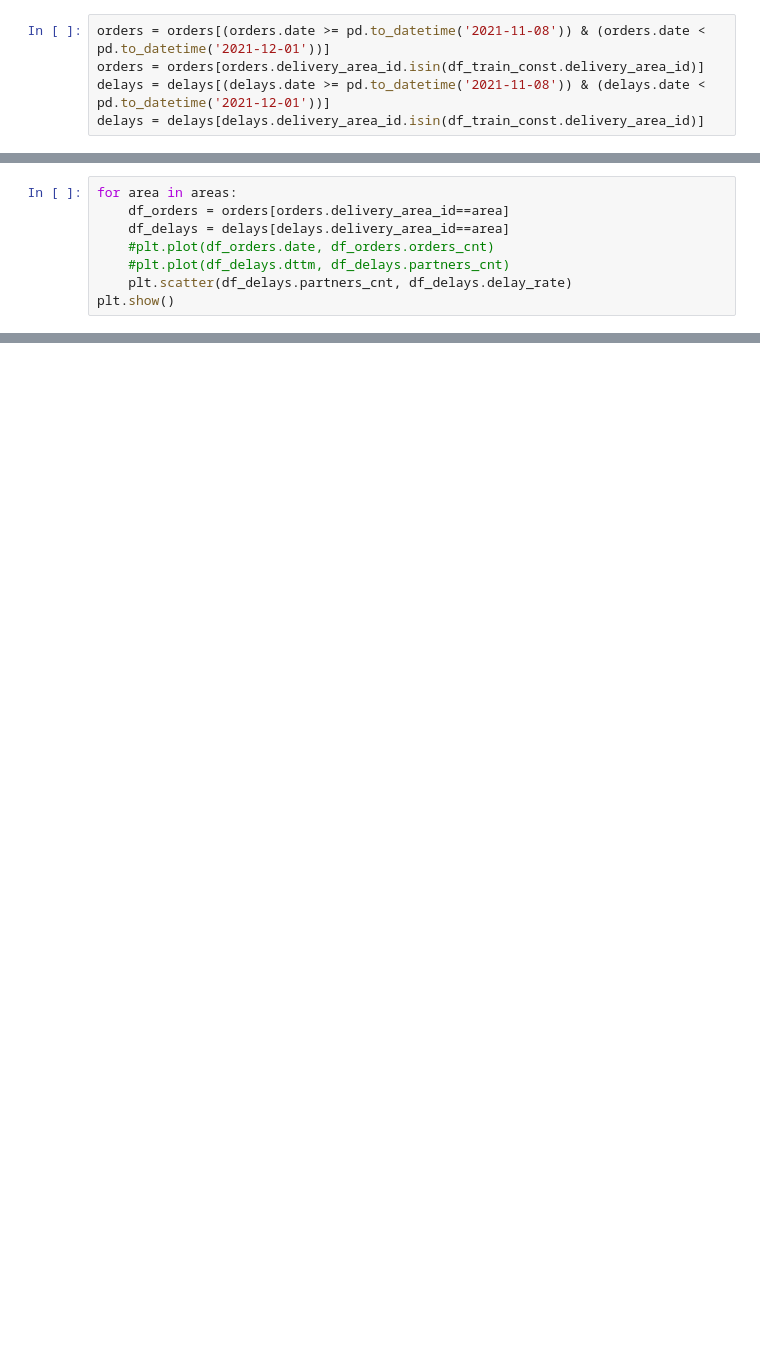
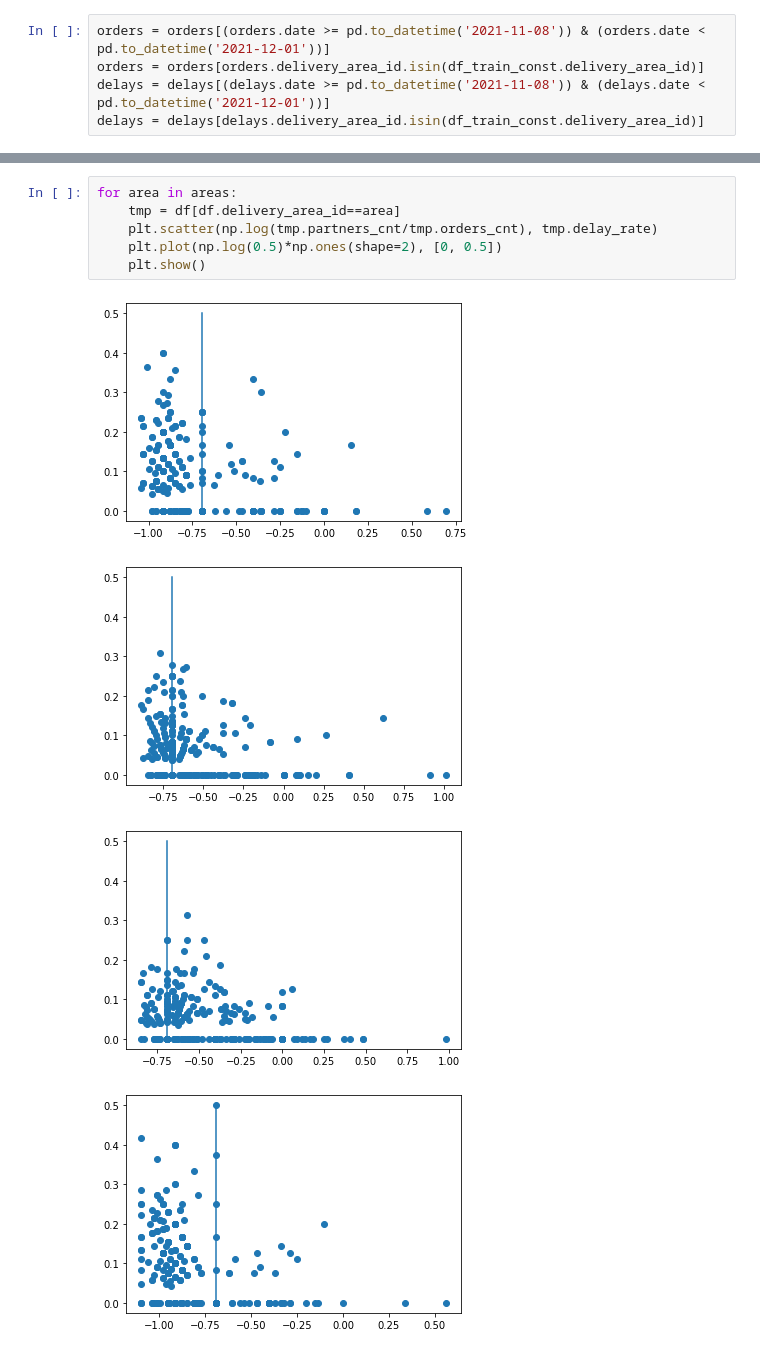
Before and after one commit to SabirovT/edu-hackathon-workshifts, a Jupyter notebook: data-overview.ipynb, the cells around one changed output, grey strips where cells are left out. Cells and saved outputs as stored; diff of their text form; blank space fills up the shorter version.

```diff
--- a/data-overview.ipynb
+++ b/data-overview.ipynb
@@ -334,8 +327,0 @@ for area in areas:
-# %%
-for area in areas:
-    df_orders = orders[orders.delivery_area_id==area]
-    df_delays = delays[delays.delivery_area_id==area]
-    #plt.plot(df_orders.date, df_orders.orders_cnt)
-    #plt.plot(df_delays.dttm, df_delays.partners_cnt)
-    plt.scatter(df_delays.partners_cnt, df_delays.delay_rate)
-plt.show()
@@ -343,0 +330,11 @@ plt.show()
+# %%
+for area in areas:
+    tmp = df[df.delivery_area_id==area]
+    plt.scatter(np.log(tmp.partners_cnt/tmp.orders_cnt), tmp.delay_rate)
+    plt.plot(np.log(0.5)*np.ones(shape=2), [0, 0.5])
+    plt.show()
+# %% [output]
+[figure, added]
+[figure, added]
+[figure, added]
+[figure, added]
```
Also changed, not shown: parts of 26 cells of this notebook, 1 other file.
